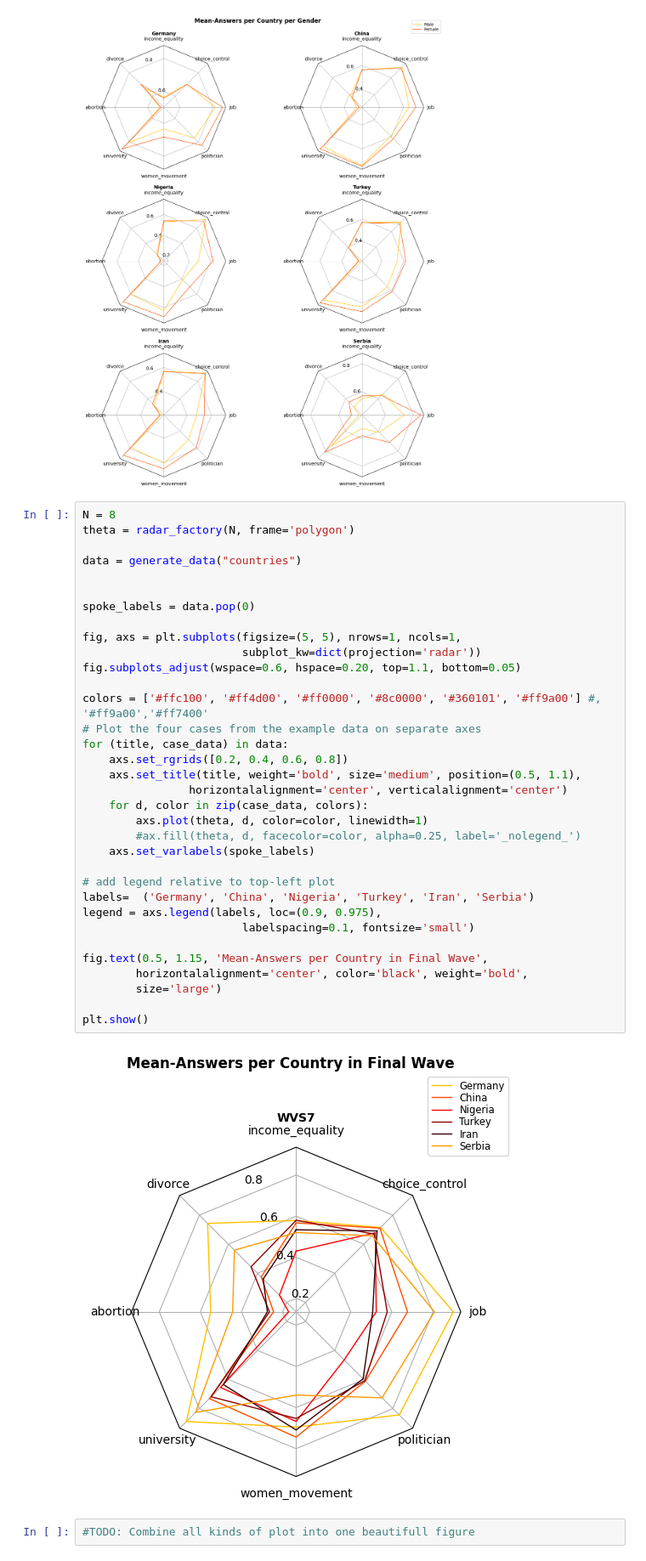
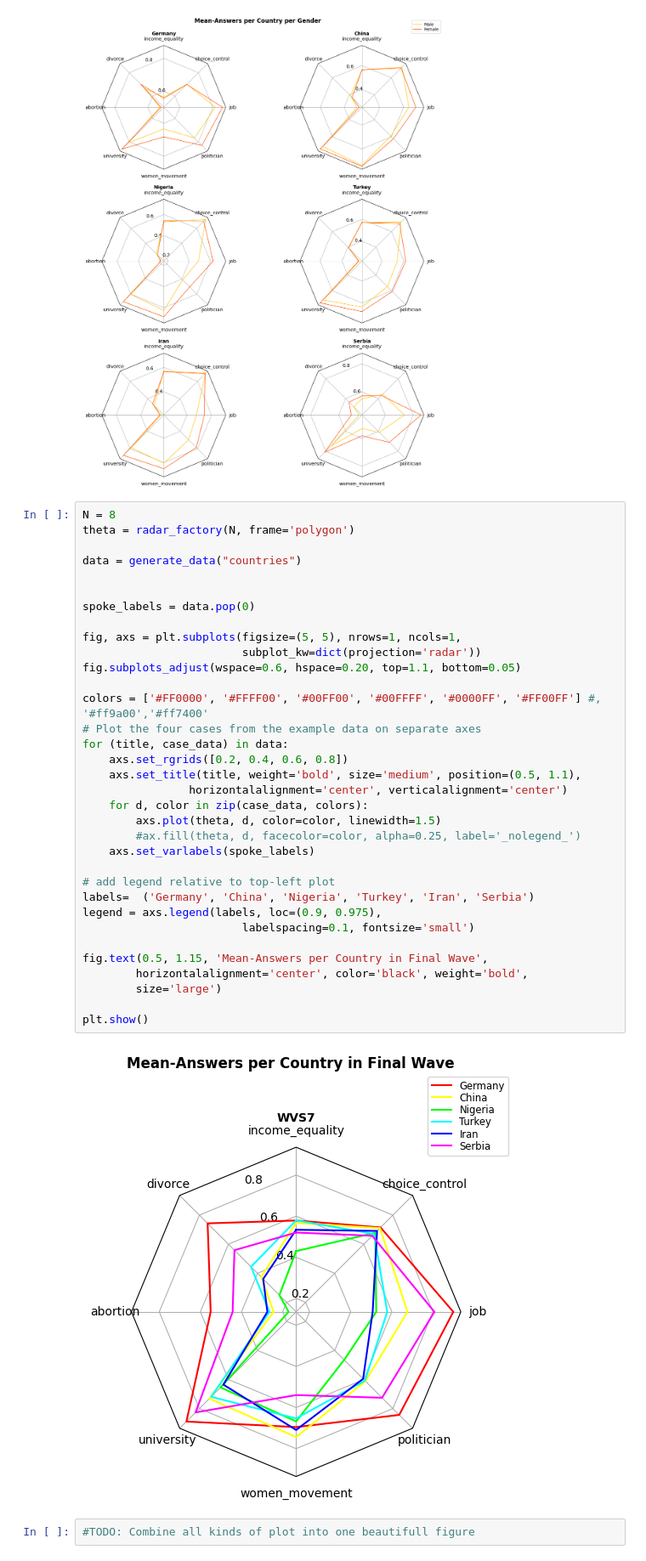
Before and after one commit to BeTheMaster/WorldGenderValues, a Jupyter notebook: src/02_visualize_country_characteristics.ipynb, the cells around one changed output. Shown at 85% size. Drawn from its saved outputs; the diff is of its cells as text.

Commit message:
colors for radar plot

```diff
--- a/src/02_visualize_country_characteristics.ipynb
+++ b/src/02_visualize_country_characteristics.ipynb
@@ -288,35 +288,35 @@ theta = radar_factory(N, frame='polygon')
 
 data = generate_data("countries")
 
 
 spoke_labels = data.pop(0)
 
 fig, axs = plt.subplots(figsize=(5, 5), nrows=1, ncols=1,
                         subplot_kw=dict(projection='radar'))
 fig.subplots_adjust(wspace=0.6, hspace=0.20, top=1.1, bottom=0.05)
 
-colors = ['#ffc100', '#ff4d00', '#ff0000', '#8c0000', '#360101', '#ff9a00'] #, '#ff9a00','#ff7400'
+colors = ['#FF0000', '#FFFF00', '#00FF00', '#00FFFF', '#0000FF', '#FF00FF'] #, '#ff9a00','#ff7400'
 # Plot the four cases from the example data on separate axes
 for (title, case_data) in data:
     axs.set_rgrids([0.2, 0.4, 0.6, 0.8])
     axs.set_title(title, weight='bold', size='medium', position=(0.5, 1.1),
                 horizontalalignment='center', verticalalignment='center')
     for d, color in zip(case_data, colors):
-        axs.plot(theta, d, color=color, linewidth=1)
+        axs.plot(theta, d, color=color, linewidth=1.5)
         #ax.fill(theta, d, facecolor=color, alpha=0.25, label='_nolegend_')
     axs.set_varlabels(spoke_labels)
 
 # add legend relative to top-left plot
 labels=  ('Germany', 'China', 'Nigeria', 'Turkey', 'Iran', 'Serbia')
 legend = axs.legend(labels, loc=(0.9, 0.975),
                         labelspacing=0.1, fontsize='small')
 
 fig.text(0.5, 1.15, 'Mean-Answers per Country in Final Wave',
         horizontalalignment='center', color='black', weight='bold',
         size='large')
 
 plt.show()
 # %% [output]
-[figure, old version]
+[figure, new version]
 # %%
 #TODO: Combine all kinds of plot into one beautifull figure
```
